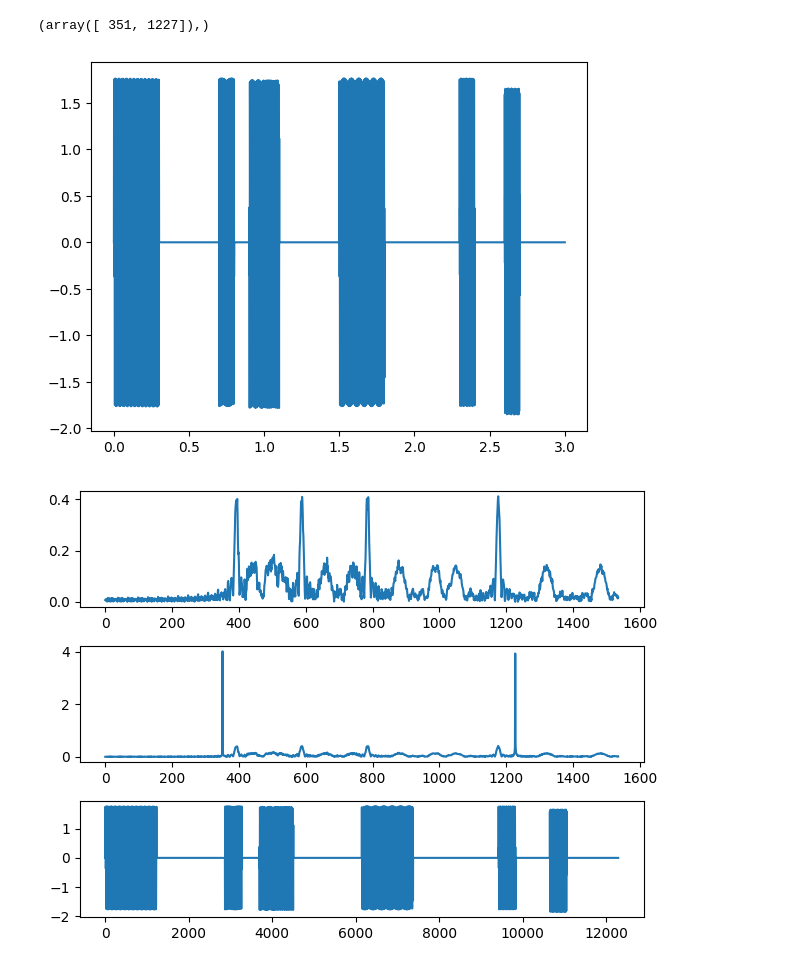
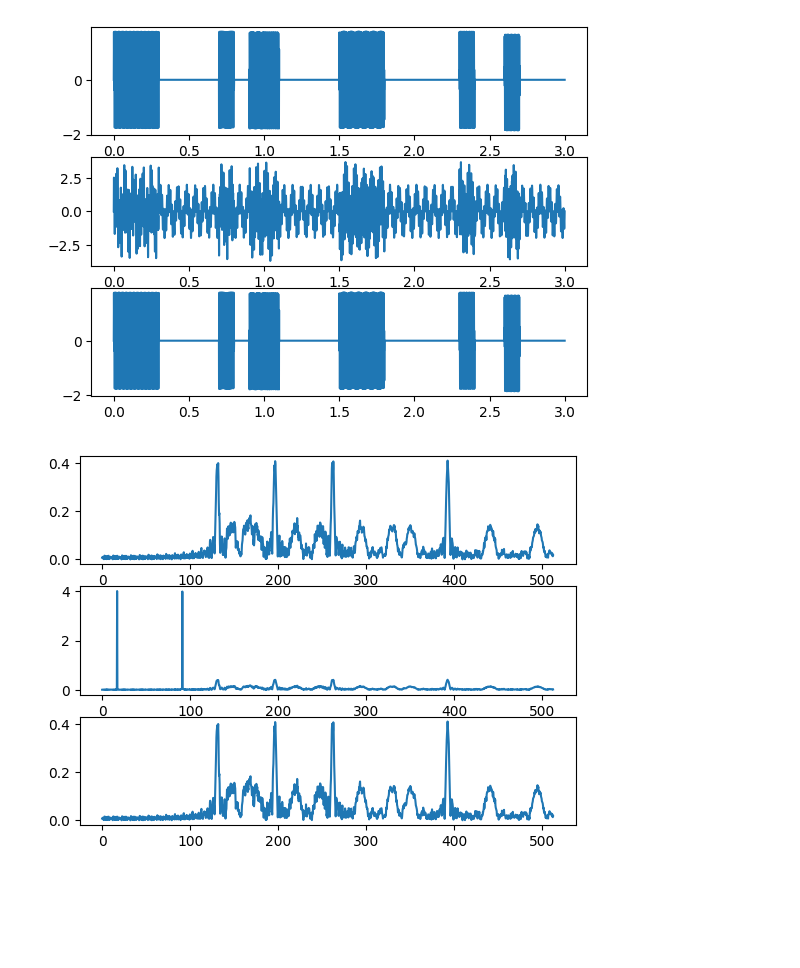
Before and after one commit to Ahmed-cmd-web/sounddevice-project-M1, a Jupyter notebook: milestone2.ipynb, the cells around one changed output. Saved outputs shown, nothing was run; the diff lists cells and outputs as text; code cells hidden in the pictures; blank space fills up the shorter version.

```diff
--- a/milestone2.ipynb
+++ b/milestone2.ipynb
@@ -52,47 +52,70 @@ for j in range(N):
     res += x(f1[j], f2[j]) * ((t >= ti[j]) & (t <= (ti[j] + Ti[j])))
 
 
-plt.plot(t, res)
+# Milestone 1 plot
+# plt.plot(t, res)
 
 
+#Milestone 2 -->
 
-
+# We defined the frequency domain
 𝑁 = 3 * 1024
 𝑓 = np.linspace(0, 512, int(𝑁 / 2))
 
+# We applied the Fast-Fourier Transform on the old signal (res)
 x_f = fft(res)
 x_f = 2 / N * np.abs(x_f[0 : int(N / 2)])
 
+
+# variables represent the random (noise) frequencies
+# we defined the function n which represents the noise signal
 𝑓𝑛1, 𝑓𝑛2 = np.random.randint(0,512,2)
 n = lambda t: (
     np.sin(2 * fn1 * np.pi * t)
     + np.sin(2 * fn2 * np.pi * t)
 )
 
+# Then we added the noise signal to the original signal in
 resTotal = n(t) + res
+
+# We apply the Fast-Fourier Transform to resTotal to convert in to the frequency domain.
 x_n = fft(resTotal)
 x_n = 2/N * np.abs(x_n [0:int(N/2)])
 
+# We created “a” which contains an array of indices of the two random frequencies and their types then we get the indices of the two frequencies.
 a = np.where(x_n>math.ceil(np.max(res)))
-print(a)
+peak1 = int(f[a[0][0]])
+peak2 = int(f[a[0][1]])
+a
 
-peak1 = int(f[index1])
-peak2 = int(f[index2])
+# We filtered the original signal (res) from the noise
+xFiltered = resTotal - (np.sin(2*np.pi*peak1*t)+np.sin(2*np.pi*peak2*t))
 
-xFiltered = resTotal - (np.sin(2*np.pi*peak1*t)+np.sin(2*np.pi*peak2*t))
+# xFiltered in frequency domain
+xFiltered_f = fft(xFiltered)
+xFiltered_f = 2/N * np.abs(xFiltered_f [0: int(N/2)])
+
+# We graphed the signal in time domain with and without the noise (before and after noise canellation)
 plt.figure()
-plt.subplot(3, 1, 1)
-plt.plot(x_f)
-plt.subplot(3, 1, 2)
-plt.plot(x_n)
-plt.subplot(3, 1, 3)
-plt.plot(xFiltered)
-plt.tight_layout()
+plt.subplot(3,1,1)
+plt.plot(t,res)
+plt.subplot(3,1,2)
+plt.plot(t,resTotal)
+plt.subplot(3,1,3)
+plt.plot(t,xFiltered)
 
+# We graphed the signal in frequency domain with and without the noise (before and after noise canellation)
+plt.figure()
+plt.subplot(3,1,1)
+plt.plot(f,x_f)
+plt.subplot(3,1,2)
+plt.plot(f,x_n)
+plt.subplot(3,1,3)
+plt.plot(f,xFiltered_f)
 
+#play the original and the filtered songs
 sd.play(res, 3*1024)
 sd.play(xFiltered, 3*1024)
 # %% [output]
-(array([ 351, 1227]),)
-[figure, old version]
+[figure, new version]
-[figure, old version]
+[figure, new version]
```
Also changed, not shown: 1 other file.
